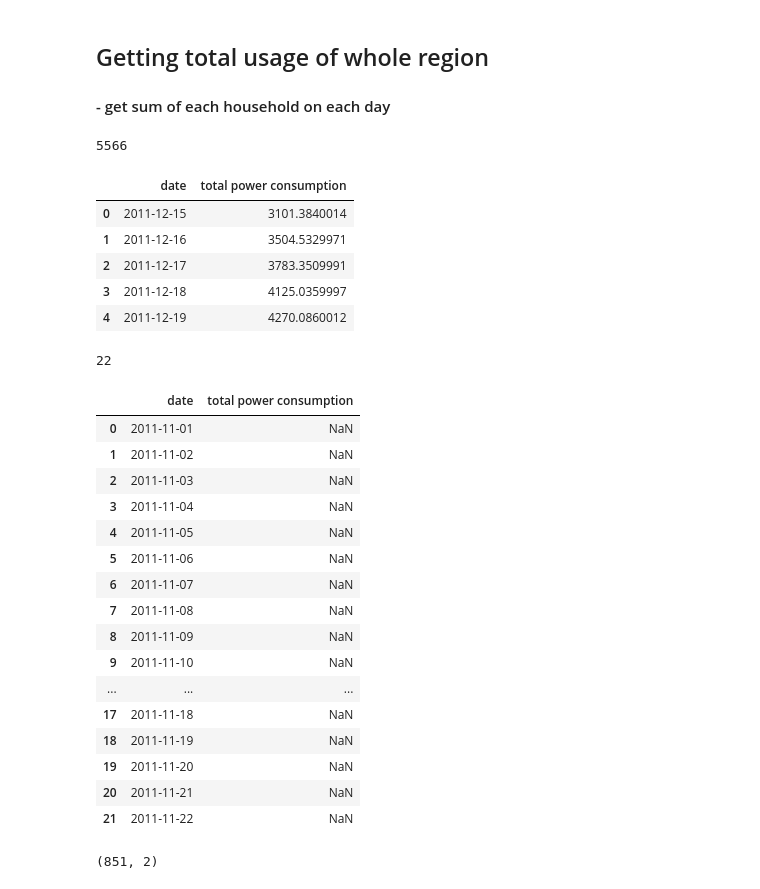
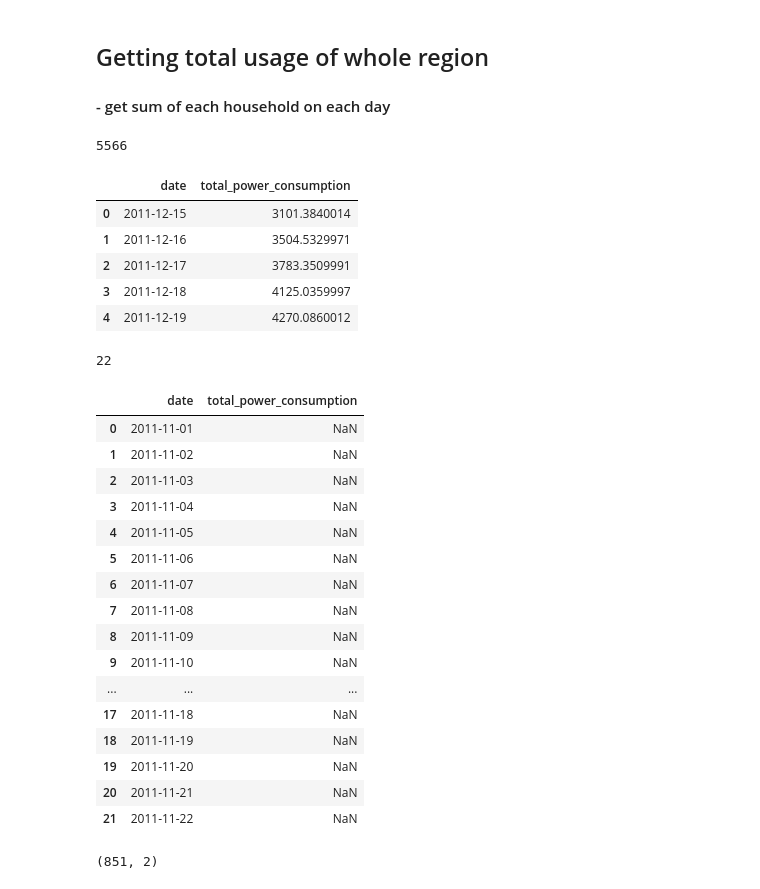
Before and after one commit to Nexlson/demand-forecast, a Jupyter notebook: Power Usage Forecasting (Preprocessing).ipynb, the cells around one changed output. Saved outputs shown, nothing was run; the diff lists cells and outputs as text; code cells hidden in the pictures.

```diff
--- a/Power Usage Forecasting (Preprocessing).ipynb
+++ b/Power Usage Forecasting (Preprocessing).ipynb
@@ -170,19 +170,19 @@ for date in daily_dataset_csv_data.day.unique():
     sum_energy_per_day = each_day_data['energy_sum'].sum()
     # append to list
     total_power.append([date,sum_energy_per_day])
-# %%
-#population / number of households in London
-daily_dataset_csv_data['LCLid'].nunique()
-# %% [output]
-5566
+# %%
+#population / number of households in London
+daily_dataset_csv_data['LCLid'].nunique()
+# %% [output]
+5566
 # %%
 # To array
 arr = np.array(total_power)
 # To df
-total_power_df = pd.DataFrame(arr, columns=['date', 'total power consumption'])
+total_power_df = pd.DataFrame(arr, columns=['date', 'total_power_consumption'])
 total_power_df.head()
 # %% [output]
-|  | date | total power consumption |
+|  | date | total_power_consumption |
 | 0 | 2011-12-15 | 3101.3840014 |
 | 1 | 2011-12-16 | 3504.5329971 |
 | 2 | 2011-12-17 | 3783.3509991 |
@@ -202,7 +202,7 @@ total_power_df['total power consumption'].isnull().sum()
 # %%
 total_power_df[total_power_df.isnull().any(axis=1)] # Na are first 22 row of dates
 # %% [output]
-|  | date | total power consumption |
+|  | date | total_power_consumption |
 | 0 | 2011-11-01 | NaN |
 | 1 | 2011-11-02 | NaN |
 | 2 | 2011-11-03 | NaN |
```
Also changed, not shown: parts of 12 cells of this notebook, 3 other files.
